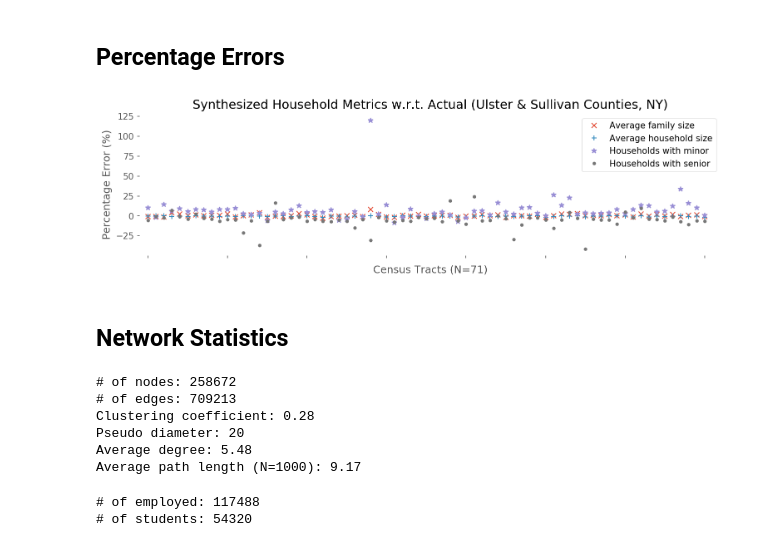
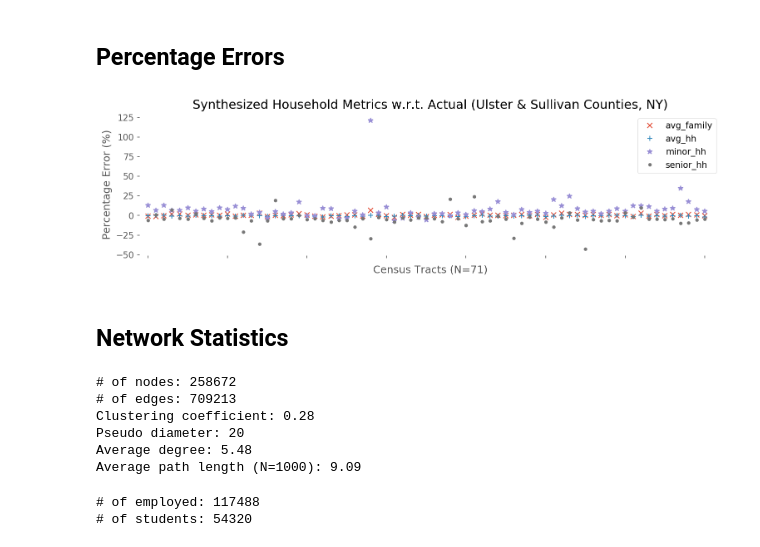
Before and after one commit to oztalha/Population-Synthesis, a Jupyter notebook: code/Synthesize.ipynb, the cells around one changed output. Cells and saved outputs as stored; diff of their text form; code cells hidden in the pictures.

```diff
--- a/code/Synthesize.ipynb
+++ b/code/Synthesize.ipynb
@@ -55,18 +55,18 @@ To verify and validate the synthesized population we examine
 # %% [markdown]
 ## Percentage Errors
 # %%
-with open('../output/errors.pkl', 'rb') as f:
+with open('../output/errors2.pkl', 'rb') as f:
     errors = pd.concat(pickle.load(f),axis=1).T
 # %%
-ax = err.plot(style=['x','+','*','.'],figsize=(12,3))
+ax = errors.drop(['population','in_gq'],axis=1).plot(style=['x','+','*','.'],figsize=(12,3))
 ax.set(xticklabels='',xlabel='Census Tracts (N=71)',ylabel='Percentage Error (%)',#ylim=(-45,45),
       xlim=(-1,72),title='Synthesized Household Metrics w.r.t. Actual (Ulster & Sullivan Counties, NY)');
 # %% [output]
-[figure, old version]
+[figure, new version]
 # %% [markdown]
 ## Network Statistics
 # %%
-G = gt.load_graph('k4p3-2.gml')
+G = gt.load_graph('../output/k4p3-2.gml')
 print('# of nodes: {}\n# of edges: {}'.format(G.num_vertices(),G.num_edges()))
 print('Clustering coefficient: {:.2f}'.format(gt.clustering.global_clustering(G)[0]))
 print('Pseudo diameter: {}'.format(int(gt.topology.pseudo_diameter(G)[0])))
@@ -79,7 +79,7 @@ print('Average path length (N=1000): {:.2f}'.format((counts*bins[:-1]).sum()/cou
 Clustering coefficient: 0.28
 Pseudo diameter: 20
 Average degree: 5.48
-Average path length (N=1000): 9.17
+Average path length (N=1000): 9.09
 # %%
 hhold = gt.load_graph('../output/hhold-2.gml')
 work = gt.load_graph('../output/work-2.gml')
```
Also changed, not shown: parts of 31 cells of this notebook, 1 other file.
